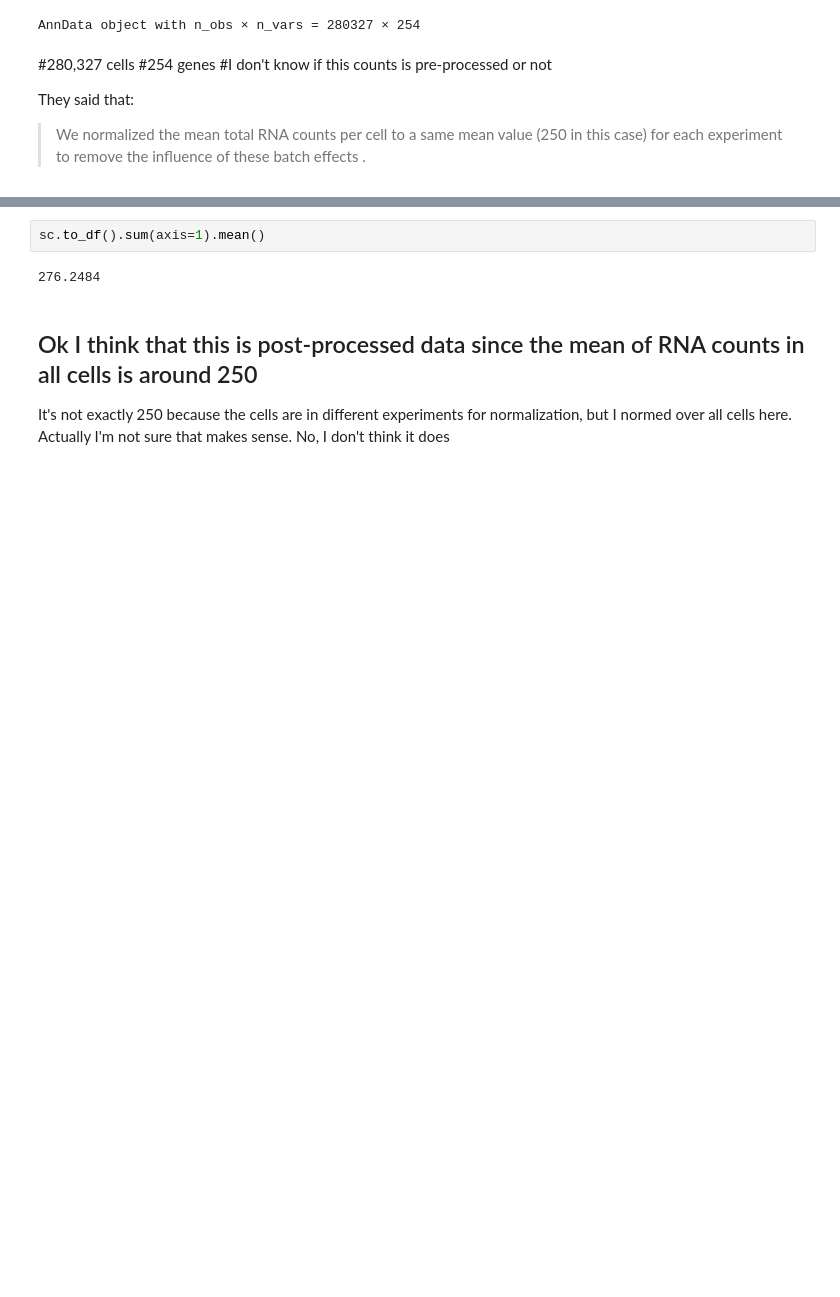
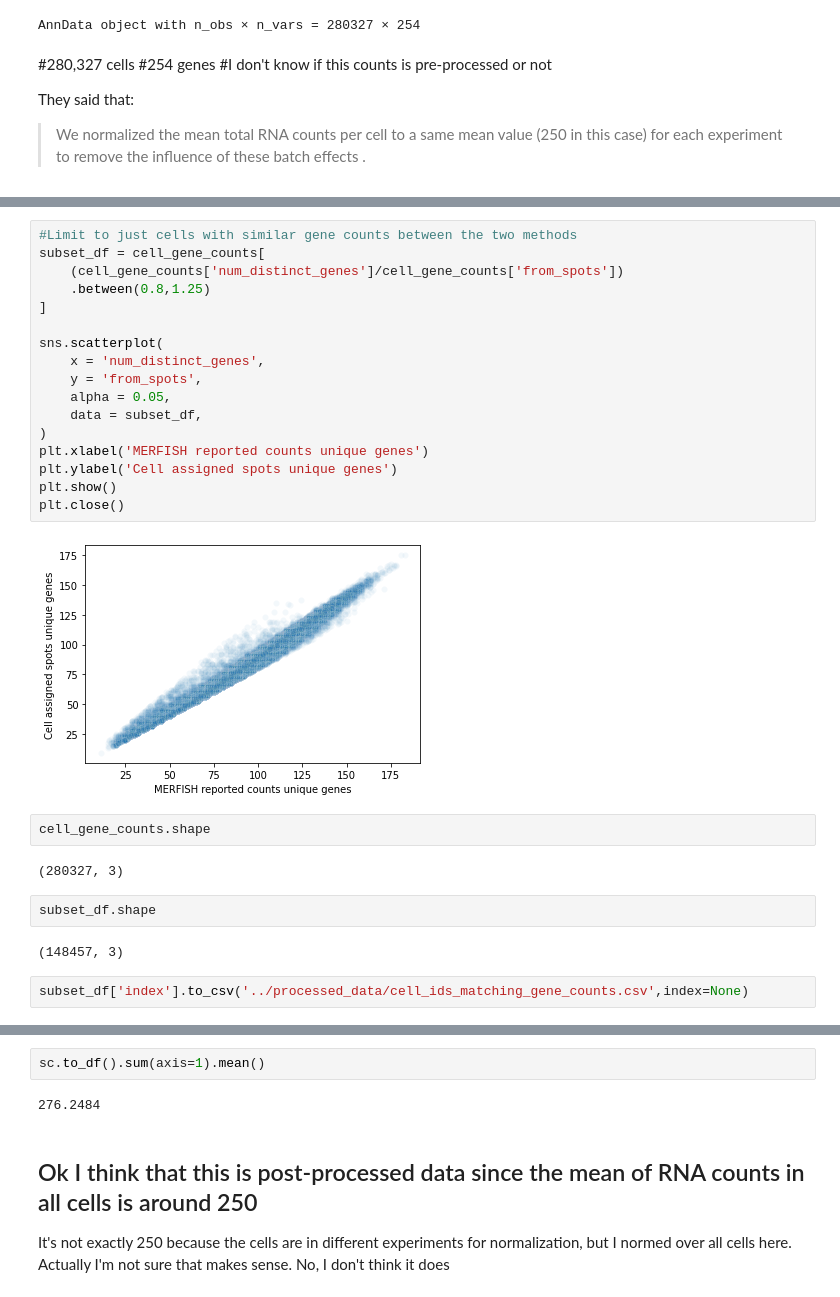
Before and after one commit to r-bierman/isoform_localizations, a Jupyter notebook: notebooks/20210105_scanpy.ipynb, the cells around one changed output, grey strips where cells are left out. Drawn from its saved outputs; the diff is of its cells as text; blank space fills up the shorter version.

```diff
--- a/notebooks/20210105_scanpy.ipynb
+++ b/notebooks/20210105_scanpy.ipynb
@@ -67,0 +163,29 @@ They said that:
+# %%
+#Limit to just cells with similar gene counts between the two methods
+subset_df = cell_gene_counts[
+    (cell_gene_counts['num_distinct_genes']/cell_gene_counts['from_spots'])
+    .between(0.8,1.25)
+]
+
+sns.scatterplot(
+    x = 'num_distinct_genes',
+    y = 'from_spots',
+    alpha = 0.05,
+    data = subset_df,
+)
+plt.xlabel('MERFISH reported counts unique genes')
+plt.ylabel('Cell assigned spots unique genes')
+plt.show()
+plt.close()
+# %% [output]
+[figure, added]
+# %%
+cell_gene_counts.shape
+# %% [output]
+(280327, 3)
+# %%
+subset_df.shape
+# %% [output]
+(148457, 3)
+# %%
+subset_df['index'].to_csv('../processed_data/cell_ids_matching_gene_counts.csv',index=None)
```
Also changed, not shown: parts of 24 cells of this notebook, 5 other files.
